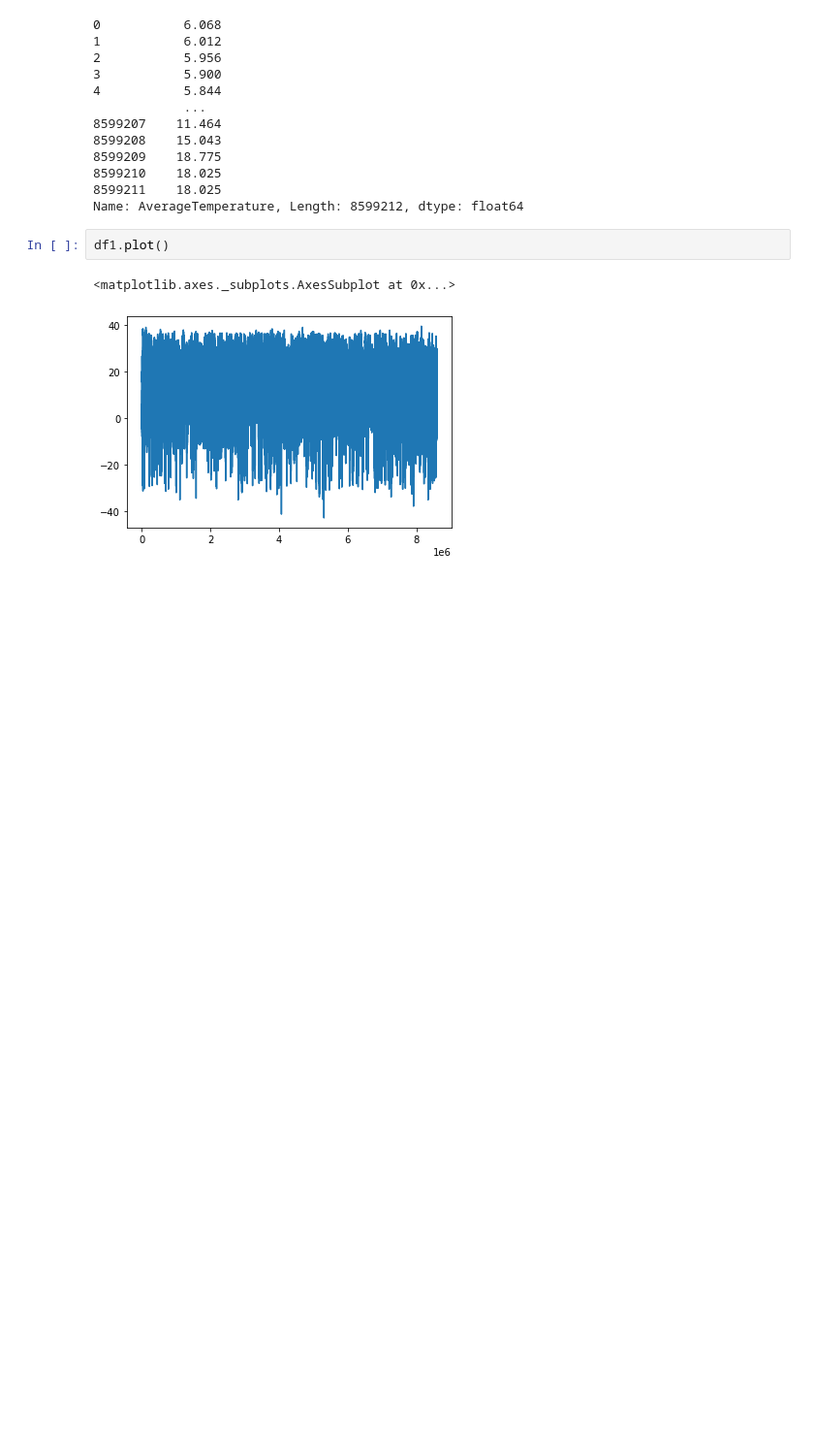
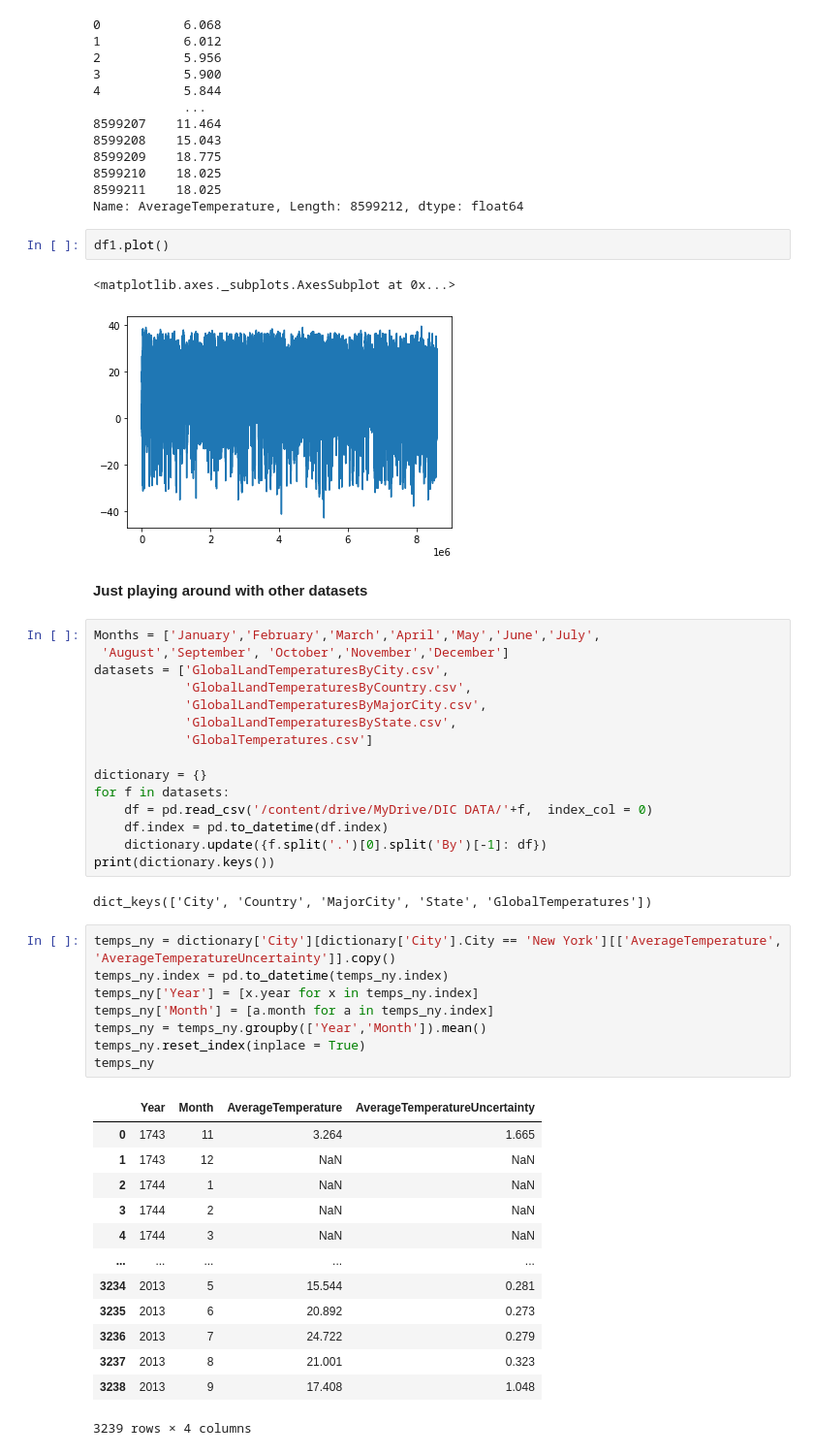
Before and after one commit to JayeshSuryavanshi/Data-Intensive-Computing, a Jupyter notebook: 587_DIC.ipynb, the cells around one changed output. Shown at 97% size. Saved outputs shown, nothing was run; the diff lists cells and outputs as text; blank space fills up the shorter version.

```diff
--- a/587_DIC.ipynb
+++ b/587_DIC.ipynb
@@ -107,3 +112,44 @@ df1.plot()
 # %% [output]
 <matplotlib.axes._subplots.AxesSubplot at 0x...>
 [figure]
+# %% [markdown]
+**Just playing around with other datasets**
+# %%
+Months = ['January','February','March','April','May','June','July',
+ 'August','September', 'October','November','December']
+datasets = ['GlobalLandTemperaturesByCity.csv',
+            'GlobalLandTemperaturesByCountry.csv',
+            'GlobalLandTemperaturesByMajorCity.csv',
+            'GlobalLandTemperaturesByState.csv',
+            'GlobalTemperatures.csv']
+
+dictionary = {}
+for f in datasets:
+    df = pd.read_csv('/content/drive/MyDrive/DIC DATA/'+f,  index_col = 0)
+    df.index = pd.to_datetime(df.index)
+    dictionary.update({f.split('.')[0].split('By')[-1]: df})
+print(dictionary.keys())
+# %% [output]
+dict_keys(['City', 'Country', 'MajorCity', 'State', 'GlobalTemperatures'])
+# %%
+temps_ny = dictionary['City'][dictionary['City'].City == 'New York'][['AverageTemperature', 'AverageTemperatureUncertainty']].copy()
+temps_ny.index = pd.to_datetime(temps_ny.index)
+temps_ny['Year'] = [x.year for x in temps_ny.index]
+temps_ny['Month'] = [a.month for a in temps_ny.index]
+temps_ny = temps_ny.groupby(['Year','Month']).mean()
+temps_ny.reset_index(inplace = True)
+temps_ny
+# %% [output]
+|  | Year | Month | AverageTemperature | AverageTemperatureUncertainty |
+| 0 | 1743 | 11 | 3.264 | 1.665 |
+| 1 | 1743 | 12 | NaN | NaN |
+| 2 | 1744 | 1 | NaN | NaN |
+| 3 | 1744 | 2 | NaN | NaN |
+| 4 | 1744 | 3 | NaN | NaN |
+| ... | ... | ... | ... | ... |
+| 3234 | 2013 | 5 | 15.544 | 0.281 |
+| 3235 | 2013 | 6 | 20.892 | 0.273 |
+| 3236 | 2013 | 7 | 24.722 | 0.279 |
+| 3237 | 2013 | 8 | 21.001 | 0.323 |
+| 3238 | 2013 | 9 | 17.408 | 1.048 |
+3239 rows × 4 columns
```
Also changed, not shown: parts of 3 cells of this notebook.
